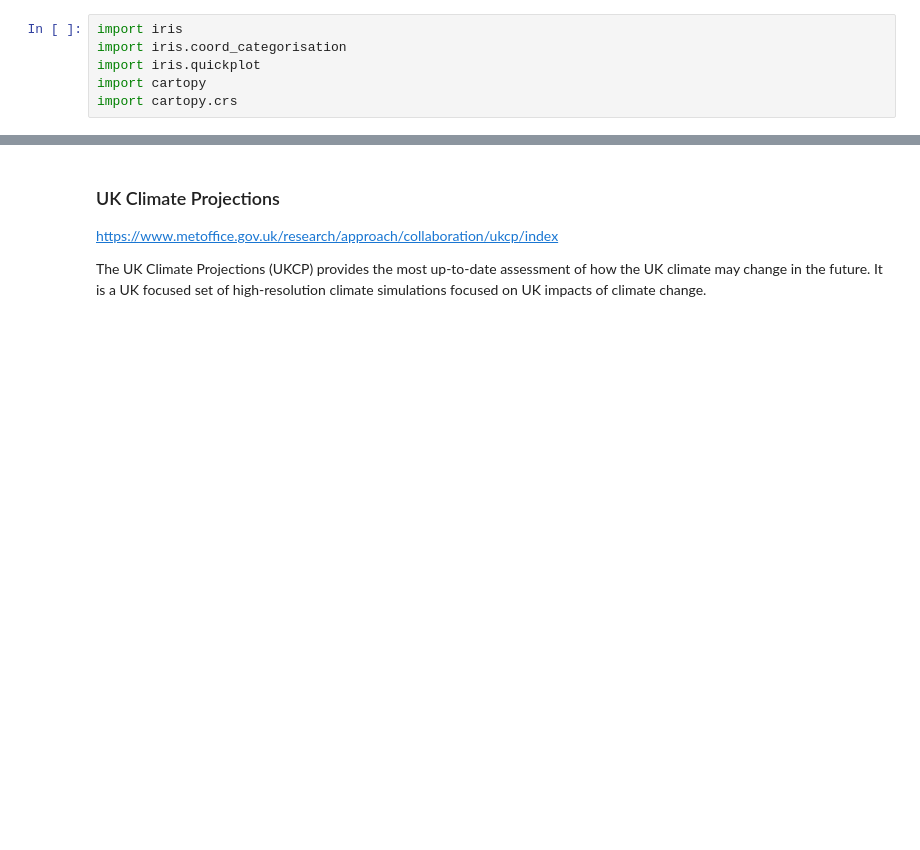
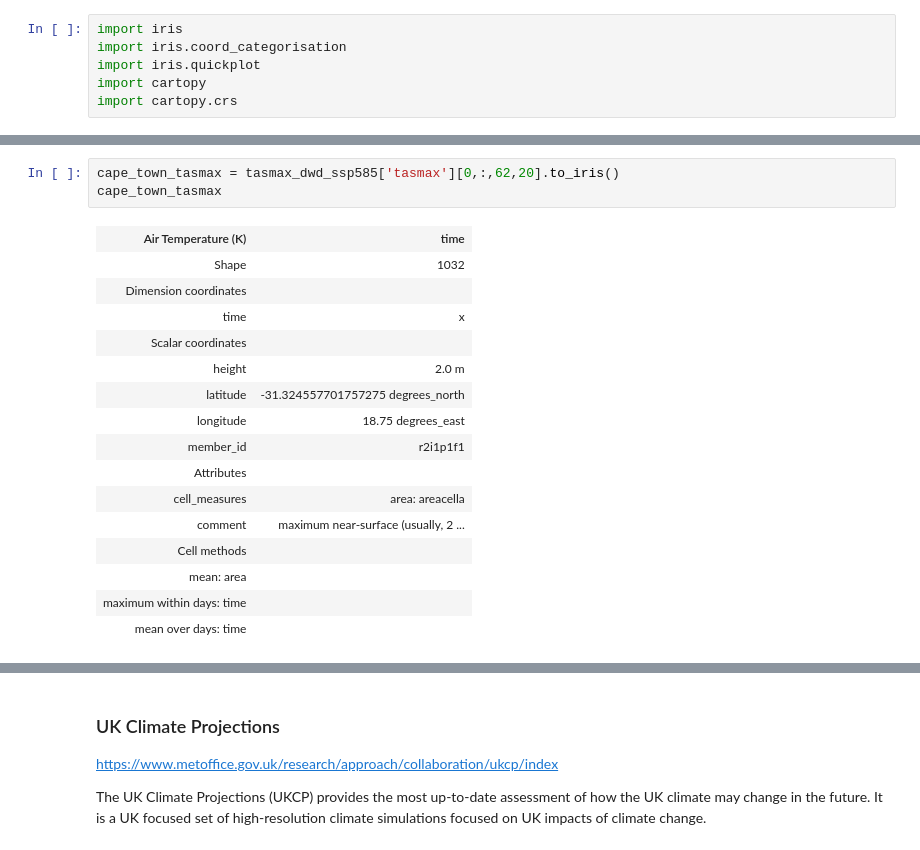
Before and after one commit to informatics-lab/UsingClimateData, a Jupyter notebook: 01_introduction_to_climate_change.ipynb, the cells around one changed output, grey strips where cells are left out. Saved outputs shown, nothing was run; the diff lists cells and outputs as text; blank space fills up the shorter version.

```diff
--- a/01_introduction_to_climate_change.ipynb
+++ b/01_introduction_to_climate_change.ipynb
@@ -210,0 +246,20 @@ import cartopy.crs
+# %%
+cape_town_tasmax = tasmax_dwd_ssp585['tasmax'][0,:,62,20].to_iris()
+cape_town_tasmax
+# %% [output]
+| Air Temperature (K) | time |
+| Shape | 1032 |
+| Dimension coordinates |  |
+| time | x |
+| Scalar coordinates |  |
+| height | 2.0 m |
+| latitude | -31.324557701757275 degrees_north |
+| longitude | 18.75 degrees_east |
+| member_id | r2i1p1f1 |
+| Attributes |  |
+| cell_measures | area: areacella |
+| comment | maximum near-surface (usually, 2 ... |
+| Cell methods |  |
+| mean: area |  |
+| maximum within days: time |  |
+| mean over days: time |  |
```
Also changed, not shown: parts of 10 cells of this notebook, 4 other files.
